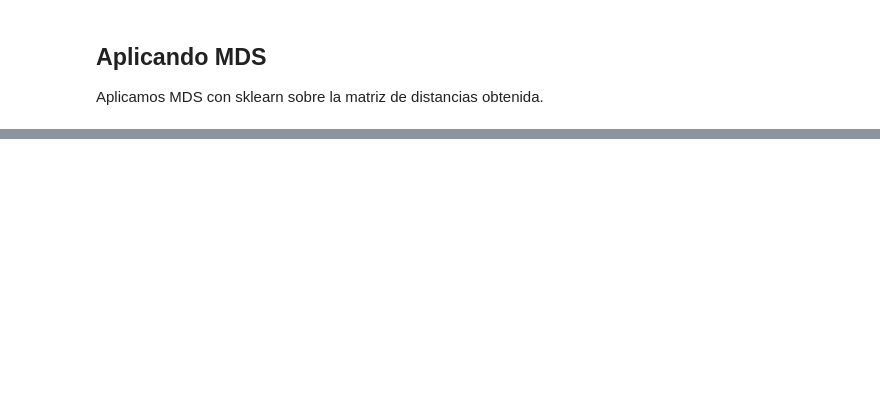
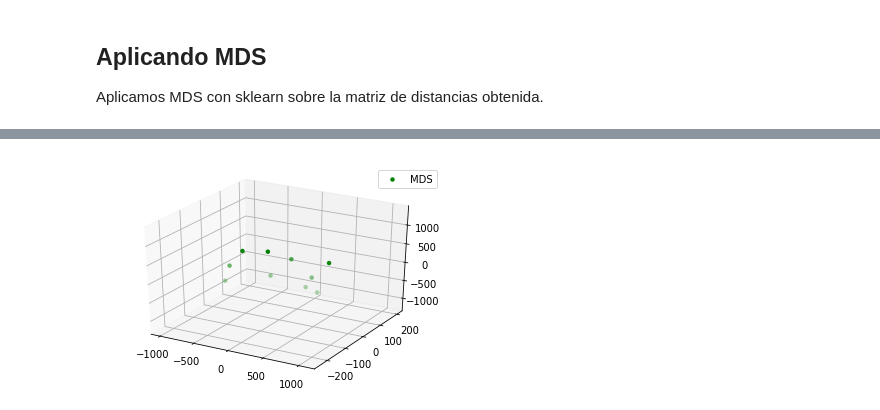
Before and after one commit to idontdomath/datos-dimensionality-reduction, a Jupyter notebook: 03-mds.ipynb, the cells around one changed output, grey strips where cells are left out. Cells and saved outputs as stored; diff of their text form; code cells hidden in the pictures; blank space fills up the shorter version.

```diff
--- a/03-mds.ipynb
+++ b/03-mds.ipynb
@@ -109,0 +101,6 @@ Tener en cuenta que las coordinas que nos devuelve MDS pueden estar espejadas y
+# %%
+# indicamos que queremos tres componentes
+mds = manifold.MDS(n_components=3, max_iter=3000, eps=1e-9,
+                   dissimilarity="precomputed", n_jobs=1)
+pos = mds.fit(cities).embedding_
+pos
@@ -109,0 +118,12 @@ Tener en cuenta que las coordinas que nos devuelve MDS pueden estar espejadas y
+# %%
+from mpl_toolkits import mplot3d
+
+fig = plt.figure(1)
+ax = plt.axes(projection='3d')
+
+ax.scatter3D(pos[:, 0], pos[:, 1], pos[:, 2], color='green', lw=0, label='MDS')
+plt.legend(scatterpoints=1, loc='best', shadow=False)
+
+plt.show()
+# %% [output]
+[figure, added]
```
Also changed, not shown: parts of 8 cells of this notebook, 6 other files.
